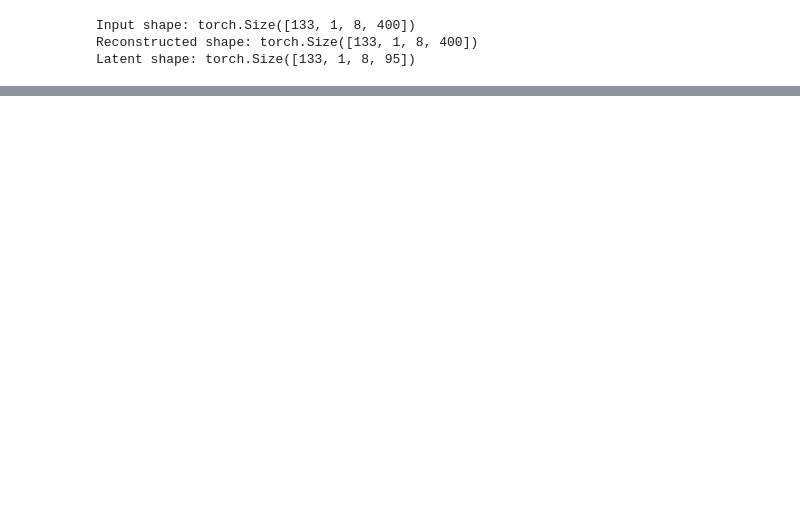
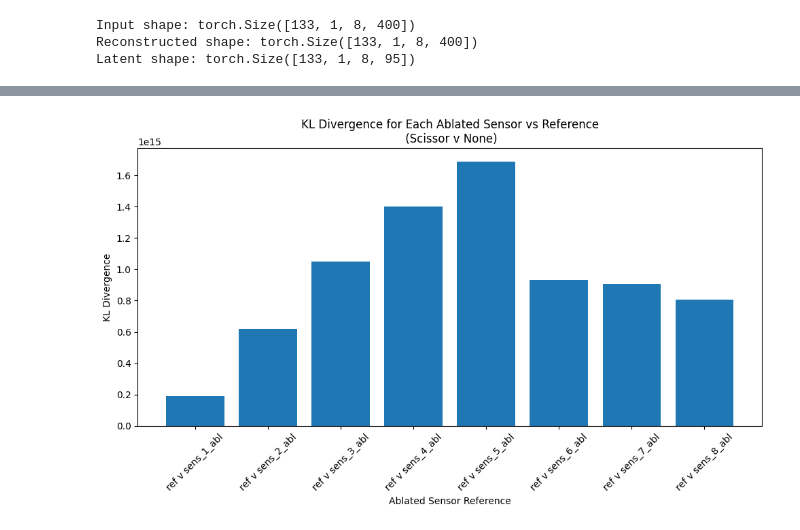
Before and after one commit to freek1/roshambo, a Jupyter notebook: significance.ipynb, the cells around one changed output, grey strips where cells are left out. Saved outputs shown, nothing was run; the diff lists cells and outputs as text; code cells hidden in the pictures; blank space fills up the shorter version.

```diff
--- a/significance.ipynb
+++ b/significance.ipynb
@@ -249,0 +347,84 @@ Ablating sensor 8/8
+# %%
+# Scissor v None Analysis
+import os
+import torch
+import numpy as np
+import pandas as pd
+from natsort import natsorted
+from torch.utils.data import Dataset, DataLoader as TorchDataLoader
+import torch.nn as nn
+import torch.nn.functional as F
+import matplotlib.pyplot as plt
+from tqdm import tqdm
+
+# Load scissor AE model (trained on data augmented with zeros)
+scissor_ae_weights = torch.load("param_autoencoder_scissor_v2.pth", map_location=torch.device('mps'))
+scissor_ae = Autoencoder_type1(dropout_rate=0.2)
+scissor_ae.load_state_dict(scissor_ae_weights)
+scissor_ae.eval()
+
+num_sensors = 8
+
+# Load scissor dataloader
+dir_loaders = 'dataloaders'
+scissor_loader = torch.load(os.path.join(dir_loaders, 'scissor_dataloader_zeros.pt'), weights_only=False)
+
+all_x = []
+for x, _ in scissor_loader:
+    all_x.append(x)
+all_x = torch.cat(all_x, dim=0)
+x = all_x
+
+# reference + ablated latent spaces: [8]
+mus_scissor = torch.zeros((num_sensors+1, num_sensors))
+# reference + ablated latent spaces: [8, 8]
+sigmas_scissor = torch.zeros((num_sensors+1, num_sensors, num_sensors))
+
+# reference latent spaces (without ablation)
+_, latent_reference = scissor_ae(x) # Shape: [133, 1, 8, 95]
+latent_reference = latent_reference.squeeze(1).mean(0)
+
+mus_scissor[0] = latent_reference.mean(1)
+sigmas_scissor[0] = latent_reference.cov()
+print("Scissor reference latent space acquired")
+
+with torch.no_grad():
+    for ablated_sensor in range(num_sensors):
+        print(f"Ablating sensor {ablated_sensor + 1}/{num_sensors}")
+
+        # Ablate sensor
+        x_ablated = x.clone()
+        x_ablated[:, :, ablated_sensor, :] = 0.0
+
+        # Get latent space
+        _, latent = scissor_ae(x_ablated)
+
+        latent = latent.squeeze(1).mean(0) # Shape: [8, 95]
+
+        mus_scissor[ablated_sensor + 1] = latent.mean(1)
+        sigmas_scissor[ablated_sensor + 1] = latent.cov()
+
+# Calculate KL divergences for scissor
+kld_vals_scissor = []
+for i in range(1, num_sensors+1):
+    mu_ref = mus_scissor[0]
+    sigma_ref = sigmas_scissor[0]
+    mu_ab = mus_scissor[i]
+    sigma_ab = sigmas_scissor[i]
+    kld = kld_multivariate_gaussian(mu_ref, sigma_ref, mu_ab, sigma_ab)
+    kld_vals_scissor.append(kld)
+
+# Create labels for each ablated sensor
+labels = [f"ref v sens_{i}_abl" for i in range(1, num_sensors+1)]
+
+plt.figure(figsize=(10, 6))
+plt.bar(labels, kld_vals_scissor)
+plt.xlabel("Ablated Sensor Reference")
+plt.xticks(rotation=45)
+plt.ylabel("KL Divergence")
+plt.title("KL Divergence for Each Ablated Sensor vs Reference\n (Scissor v None)")
+plt.tight_layout()
+plt.show()
+
+print("Scissor KL divergence values:", kld_vals_scissor)
+# %% [output]
@@ -249,0 +440 @@ Ablating sensor 8/8
+[figure, added]
```
Also changed, not shown: parts of 4 cells of this notebook.
